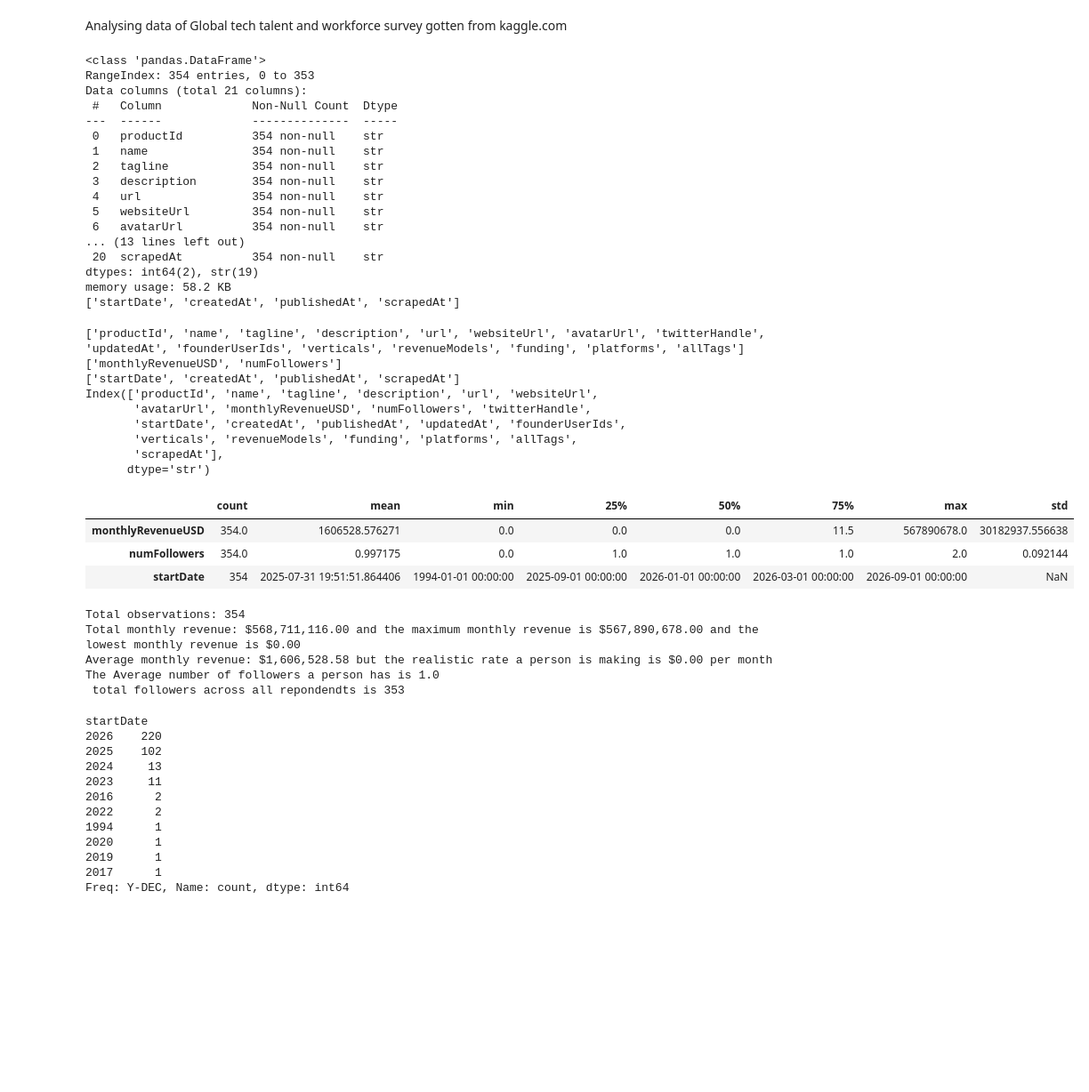
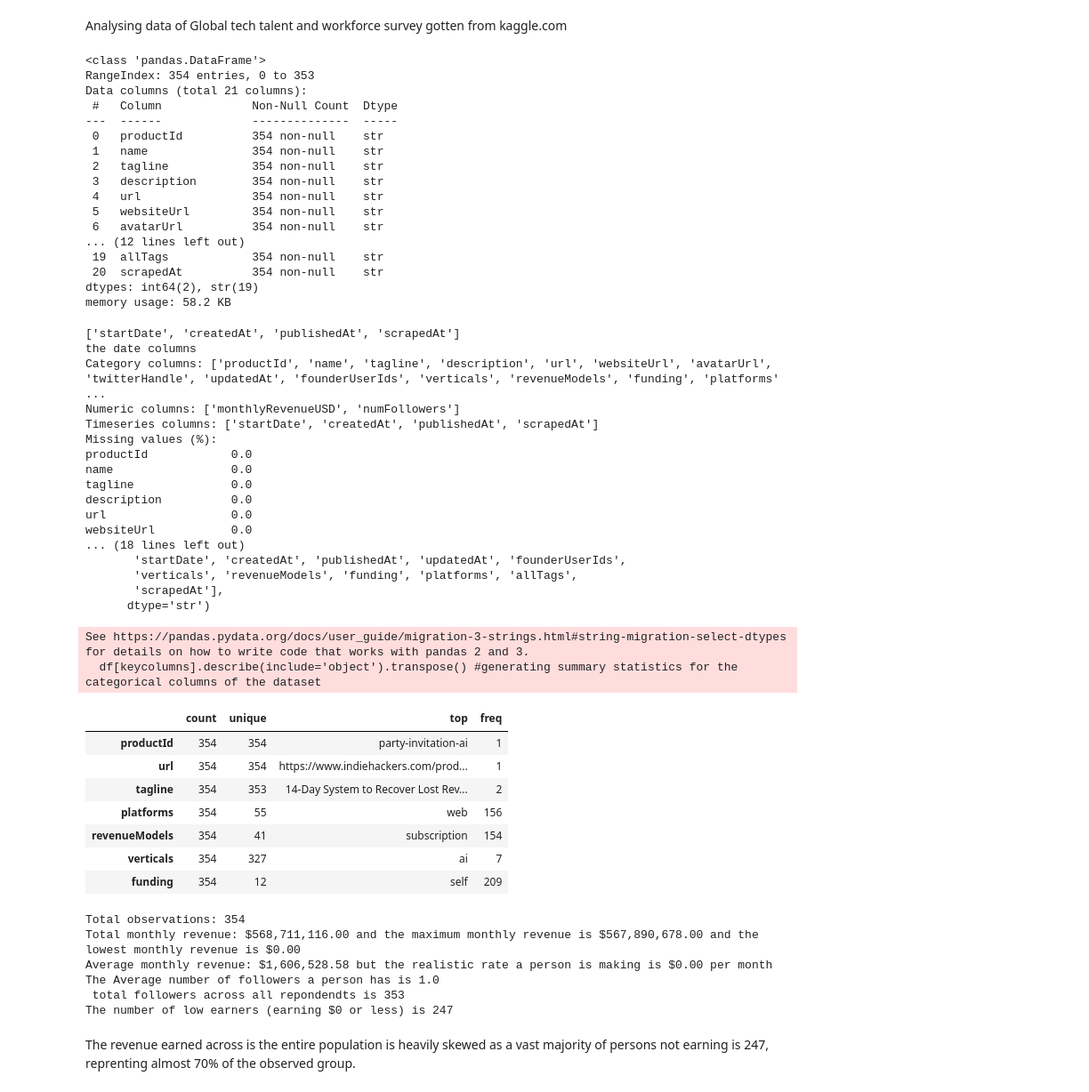
Before and after one commit to BelemaGrend/Analysis-of-Global-Talent-and-Worksforce-data---Kaggle, a Jupyter notebook: Analysis notebook.ipynb, the cells around one changed output. Shown at 89% size. Cells and saved outputs as stored; diff of their text form; code cells hidden in the pictures; blank space fills up the shorter version.

```diff
--- a/Analysis notebook.ipynb
+++ b/Analysis notebook.ipynb
@@ -11,10 +11,6 @@ df = pd.read_csv('saas-sample-500.csv')
 #checking the dataset
 df.head()
 df.info()
-#setting data types for the columns
-datecols = ['startDate', 'createdAt', 'publishedAt', 'scrapedAt']
-print(datecols)
-df[datecols] = df[datecols].apply(pd.to_datetime, errors='coerce', format='ISO8601')
 # %% [output]
 <class 'pandas.DataFrame'>
 RangeIndex: 354 entries, 0 to 353
@@ -28,40 +24,60 @@ Data columns (total 21 columns):
  4   url                354 non-null    str
  5   websiteUrl         354 non-null    str
  6   avatarUrl          354 non-null    str
-... (13 lines left out)
+... (12 lines left out)
+ 19  allTags            354 non-null    str
  20  scrapedAt          354 non-null    str
 dtypes: int64(2), str(19)
 memory usage: 58.2 KB
-['startDate', 'createdAt', 'publishedAt', 'scrapedAt']
 # %%
+#setting data types for the columns
+datecols = ['startDate', 'createdAt', 'publishedAt', 'scrapedAt']
+print(f"{datecols}\nthe date columns")
+df[datecols] = df[datecols].apply(pd.to_datetime, errors='coerce', format='ISO8601')
 category_columns = df.select_dtypes(include = 'str').columns.tolist()
 numeric_columns = df.select_dtypes(include = 'int64').columns.tolist()
 timeseries_columns = df.select_dtypes(exclude=['object', 'int64', 'float64']).columns.tolist()
-print(category_columns)
-print(numeric_columns)
-print(timeseries_columns)
+print(f"Category columns: {category_columns}")
+print(f"Numeric columns: {numeric_columns}")
+print(f"Timeseries columns: {timeseries_columns}")
 # df.info()
 #checking for missing values
-(df.isnull().sum()/len(df)*100).sort_values(ascending=False)
+missing_values = (df.isnull().sum()/len(df)*100).sort_values(ascending=False)
+print(f"Missing values (%): \n{missing_values}")
 # fill missing values in the handle and platform columns with 'Unknown'
 df.fillna({'twitterHandle': 'Unknown', 'platforms': 'Unknown'}, inplace=True)
 print(df.columns)
 keycolumns = ['productId', 'url', 'tagline', 'monthlyRevenueUSD', 'numFollowers', 'platforms', 'revenueModels', 'verticals', 'funding', 'startDate', 'createdAt', 'publishedAt', 'scrapedAt']
-df[keycolumns].describe().transpose() #summarizing the key columns of the dataset
+df[keycolumns].describe().transpose() #generating summary statistics for the key columns of the dataset
+df[keycolumns].describe(include='object').transpose() #generating summary statistics for the categorical columns of the dataset
 # %% [output]
-['productId', 'name', 'tagline', 'description', 'url', 'websiteUrl', 'avatarUrl', 'twitterHandle', 'updatedAt', 'founderUserIds', 'verticals', 'revenueModels', 'funding', 'platforms', 'allTags']
-['monthlyRevenueUSD', 'numFollowers']
 ['startDate', 'createdAt', 'publishedAt', 'scrapedAt']
-Index(['productId', 'name', 'tagline', 'description', 'url', 'websiteUrl',
-       'avatarUrl', 'monthlyRevenueUSD', 'numFollowers', 'twitterHandle',
+the date columns
+Category columns: ['productId', 'name', 'tagline', 'description', 'url', 'websiteUrl', 'avatarUrl', 'twitterHandle', 'updatedAt', 'founderUserIds', 'verticals', 'revenueModels', 'funding', 'platforms' ...
+Numeric columns: ['monthlyRevenueUSD', 'numFollowers']
+Timeseries columns: ['startDate', 'createdAt', 'publishedAt', 'scrapedAt']
+Missing values (%):
+productId            0.0
+name                 0.0
+tagline              0.0
+description          0.0
+url                  0.0
+websiteUrl           0.0
+... (18 lines left out)
        'startDate', 'createdAt', 'publishedAt', 'updatedAt', 'founderUserIds',
        'verticals', 'revenueModels', 'funding', 'platforms', 'allTags',
        'scrapedAt'],
       dtype='str')
+See https://pandas.pydata.org/docs/user_guide/migration-3-strings.html#string-migration-select-dtypes for details on how to write code that works with pandas 2 and 3.
+  df[keycolumns].describe(include='object').transpose() #generating summary statistics for the categorical columns of the dataset
-|  | count | mean | min | 25% | 50% | 75% | max | std |
-| monthlyRevenueUSD | 354.0 | 1606528.576271 | 0.0 | 0.0 | 0.0 | 11.5 | 567890678.0 | 30182937.556638 |
-| numFollowers | 354.0 | 0.997175 | 0.0 | 1.0 | 1.0 | 1.0 | 2.0 | 0.092144 |
-| startDate | 354 | 2025-07-31 19:51:51.864406 | 1994-01-01 00:00:00 | 2025-09-01 00:00:00 | 2026-01-01 00:00:00 | 2026-03-01 00:00:00 | 2026-09-01 00:00:00 | NaN |
+|  | count | unique | top | freq |
+| productId | 354 | 354 | party-invitation-ai | 1 |
+| url | 354 | 354 | https://www.indiehackers.com/prod... | 1 |
+| tagline | 354 | 353 | 14-Day System to Recover Lost Rev... | 2 |
+| platforms | 354 | 55 | web | 156 |
+| revenueModels | 354 | 41 | subscription | 154 |
+| verticals | 354 | 327 | ai | 7 |
+| funding | 354 | 12 | self | 209 |
 # %%
 total_observations = len(df)
 print(f'Total observations: {total_observations}')
@@ -78,24 +94,17 @@ median_followers = df['numFollowers'].median().round(0)
 total_followers = df['numFollowers'].sum()
 print(f'The Average number of followers a person has is {average_followers}\n total followers across all repondendts is {total_followers}')
 df['startDate'].dt.to_period('Y').value_counts()
+low_earners =df[df['monthlyRevenueUSD'] == 0].count()
+print(f'The number of low earners (earning $0 or less) is {low_earners["monthlyRevenueUSD"]}')
 # %% [output]
 Total observations: 354
 Total monthly revenue: $568,711,116.00 and the maximum monthly revenue is $567,890,678.00 and the lowest monthly revenue is $0.00
 Average monthly revenue: $1,606,528.58 but the realistic rate a person is making is $0.00 per month
 The Average number of followers a person has is 1.0
  total followers across all repondendts is 353
+The number of low earners (earning $0 or less) is 247
-startDate
-2026    220
-2025    102
-2024     13
-2023     11
-2016      2
-2022      2
-1994      1
-2020      1
-2019      1
-2017      1
-Freq: Y-DEC, Name: count, dtype: int64
+# %% [markdown]
+The revenue earned across is the entire population is heavily skewed as a vast majority of persons not earning is 247, reprenting almost 70% of the observed group.
 # %%
 import matplotlib.pyplot as plt
 import seaborn as sns
```
Also changed, not shown: parts of 1 cell of this notebook.
